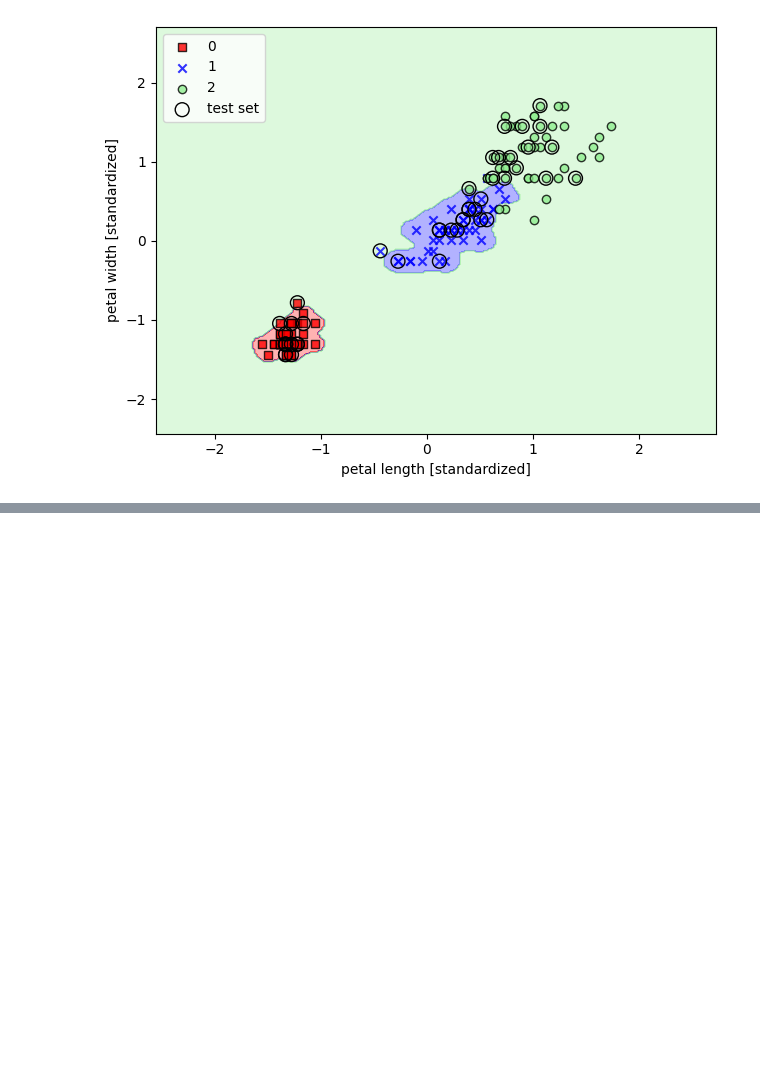
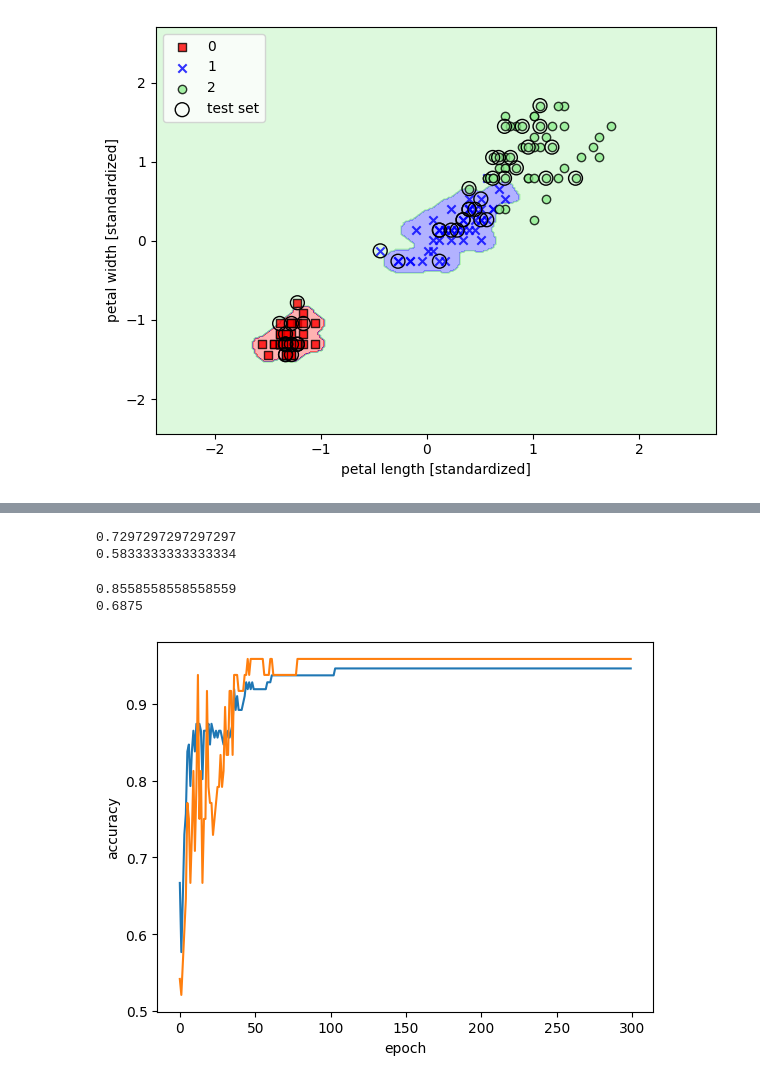
Before and after one commit to bloblog/TIL, a Jupyter notebook: MLDL.ipynb, the cells around one changed output, grey strips where cells are left out. Saved outputs shown, nothing was run; the diff lists cells and outputs as text; code cells hidden in the pictures; blank space fills up the shorter version.

```diff
--- a/MLDL.ipynb
+++ b/MLDL.ipynb
@@ -378,0 +397,4 @@ plt.show()
+# %%
+import pandas as pd
+# 데이터 불러오기
+fish = pd.read_csv('https://bit.ly/fish_csv_data')
@@ -378,0 +517,63 @@ plt.show()
+# %%
+
+### 확률적경사 하강법
+
+from sklearn.linear_model import SGDClassifier
+
+# 사이킷런 1.1.0 버전 이하일 경우 'log_loss'를 'log'로 바꾸어 주세요.
+# Q1. 로지스틱 손실 함수 지정
+# Q2. 에포크 횟수 10회 지정
+# random_state=42로 지정한다 -> ??
+sc = SGDClassifier(loss = 'log_loss', max_iter=10)
+sc.fit(train_scaled, train_target)
+
+print(sc.score(train_scaled, train_target))
+print(sc.score(test_scaled, test_target))
+# %% [output]
+0.7297297297297297
+0.5833333333333334
+# %%
+
+#1. 10회의 결과값이 별로 좋지 않습니다. 더 훈련 시켜볼까요?
+
+sc = SGDClassifier(loss = 'log_loss', max_iter=100)
+sc.fit(train_scaled, train_target)
+
+print(sc.score(train_scaled, train_target))
+print(sc.score(test_scaled, test_target))
+# %% [output]
+0.8558558558558559
+0.6875
+# %%
+
+###  에포크와 과대/과소적합
+
+import numpy as np
+sc = SGDClassifier(loss='log_loss', random_state=42)
+
+train_score = []
+test_score = []
+
+classes = np.unique(train_target)
+
+# 300번의 에포크 동안 훈련을 반복하여 진행해보기
+# * 반복마다 훈련 세트와 테스트 세트의 점수를 계산하여 train_score,test_score 리스트에 추가
+
+for i in range(300):
+    sc.partial_fit(train_scaled, train_target, classes=classes) # partial_fit은 생각지도 못했네
+
+    train_score.append(sc.score(train_scaled, train_target))
+    test_score.append(sc.score(test_scaled, test_target))
+# %%
+
+# 시각화
+
+import matplotlib.pyplot as plt
+
+plt.plot(train_score)
+plt.plot(test_score)
+plt.xlabel('epoch')
+plt.ylabel('accuracy')
+plt.show()
+# %% [output]
+[figure, added]
```
Also changed, not shown: parts of 9 cells of this notebook.
